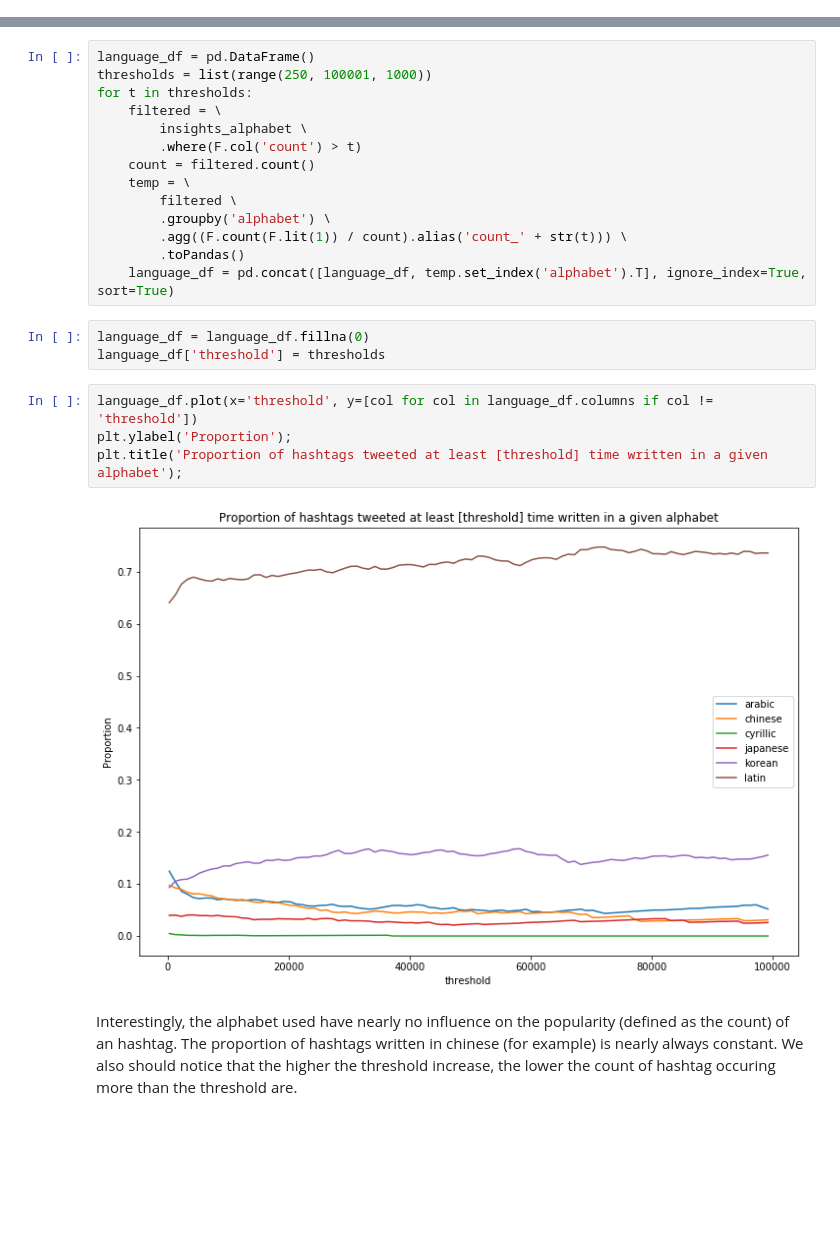
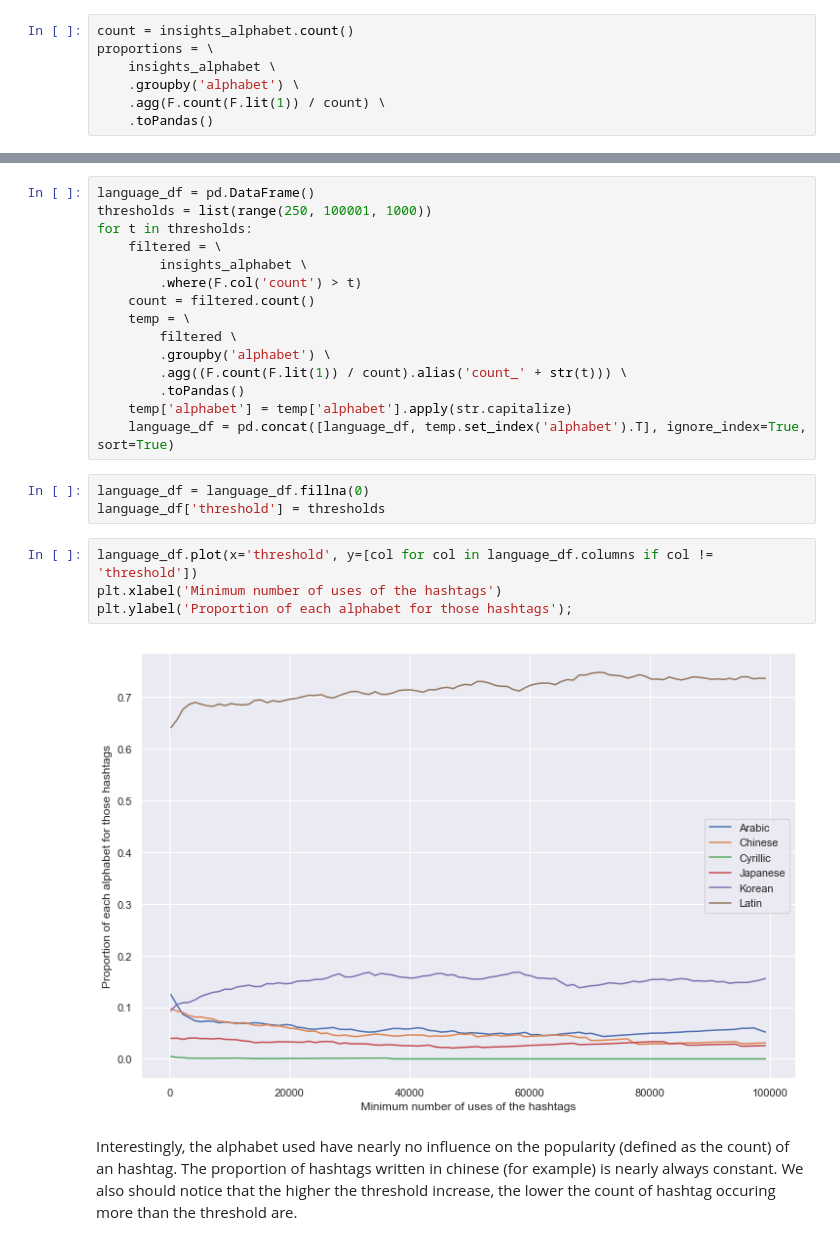
Before and after one commit to poechsel/ADA-project, a Jupyter notebook: analysis.ipynb, the cells around one changed output, grey strips where cells are left out. Cells and saved outputs as stored; diff of their text form; blank space fills up the shorter version.

```diff
--- a/analysis.ipynb
+++ b/analysis.ipynb
@@ -672,0 +740,7 @@ insights_alphabet = insights_r.withColumn("alphabet", udfapproximateCountry(F.co
+# %%
+count = insights_alphabet.count()
+proportions = \
+    insights_alphabet \
+    .groupby('alphabet') \
+    .agg(F.count(F.lit(1)) / count) \
+    .toPandas()
@@ -686,16 +772,17 @@ for t in thresholds:
         .groupby('alphabet') \
         .agg((F.count(F.lit(1)) / count).alias('count_' + str(t))) \
         .toPandas()
+    temp['alphabet'] = temp['alphabet'].apply(str.capitalize)
     language_df = pd.concat([language_df, temp.set_index('alphabet').T], ignore_index=True, sort=True)
 # %%
 language_df = language_df.fillna(0)
 language_df['threshold'] = thresholds
 # %%
 language_df.plot(x='threshold', y=[col for col in language_df.columns if col != 'threshold'])
-plt.ylabel('Proportion');
-plt.title('Proportion of hashtags tweeted at least [threshold] time written in a given alphabet');
+plt.xlabel('Minimum number of uses of the hashtags')
+plt.ylabel('Proportion of each alphabet for those hashtags');
 # %% [output]
-[figure, old version]
+[figure, new version]
 # %% [markdown]
 Interestingly, the alphabet used have nearly no influence on the popularity (defined as the count) of an hashtag. The proportion of hashtags written in chinese (for example) is nearly always constant.
 We also should notice that the higher the threshold increase, the lower the count of hashtag occuring more than the threshold are.
```
Also changed, not shown: parts of 17 cells of this notebook, 5 other files.
